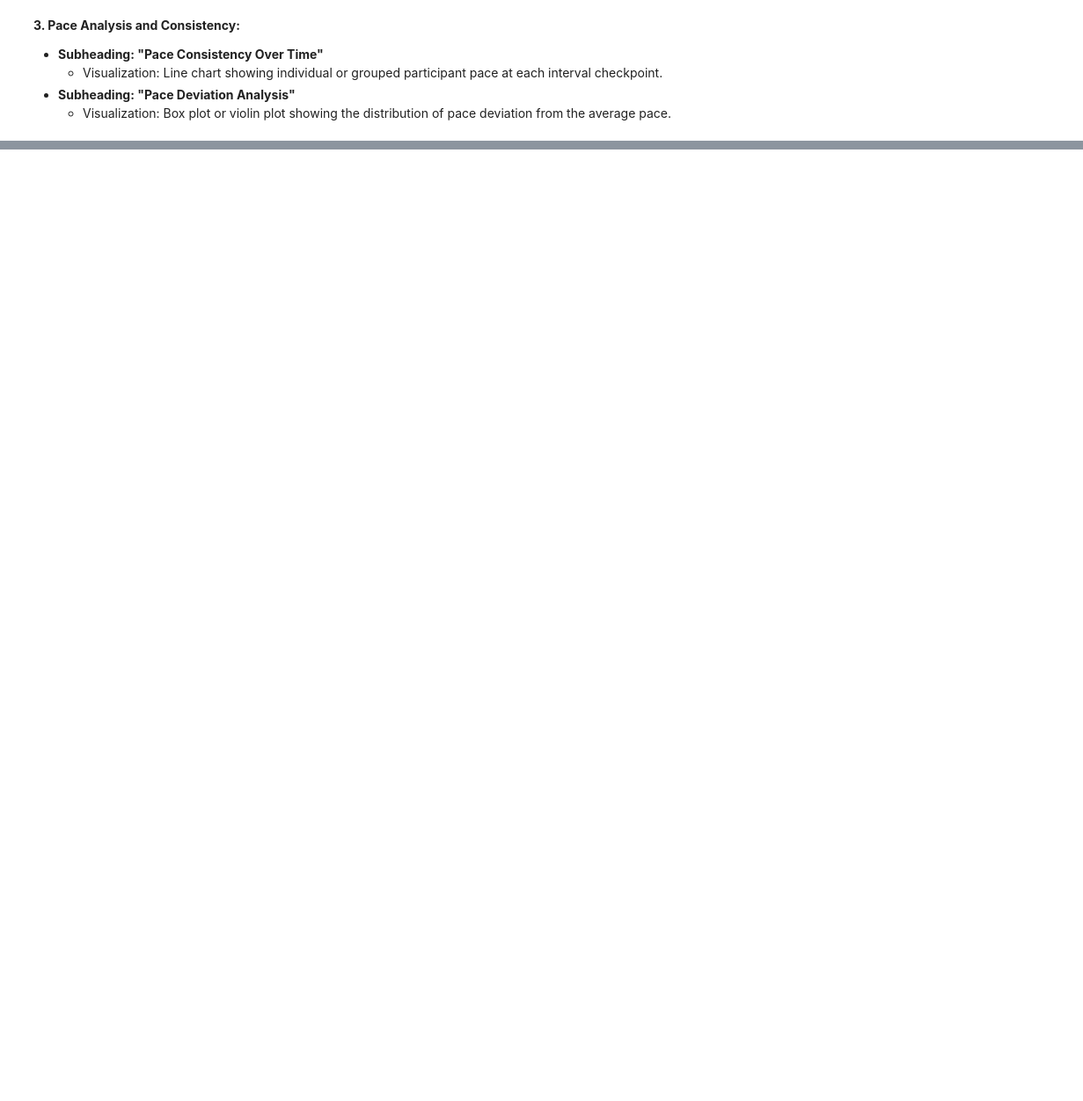
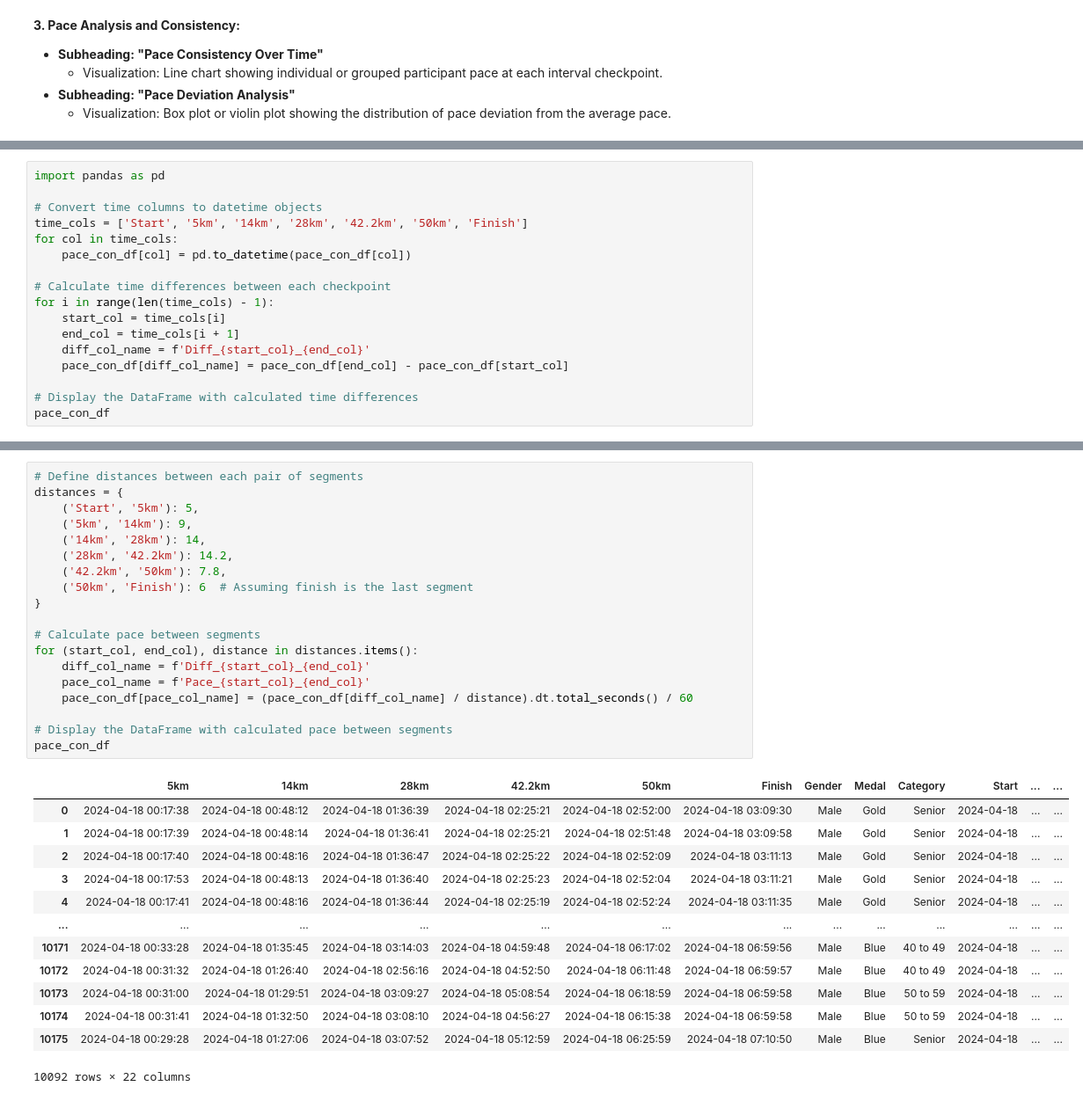
Before and after one commit to withouttheh/two-oceans, a Jupyter notebook: Two Oceans Analysis.ipynb, the cells around one changed output, grey strips where cells are left out. Shown at 88% size. Saved outputs shown, nothing was run; the diff lists cells and outputs as text; blank space fills up the shorter version.

```diff
--- a/Two Oceans Analysis.ipynb
+++ b/Two Oceans Analysis.ipynb
@@ -260,0 +283,17 @@ df[['5km', '14km', '28km', '42.2km', '50km', 'Time']]
+# %%
+import pandas as pd
+
+# Convert time columns to datetime objects
+time_cols = ['Start', '5km', '14km', '28km', '42.2km', '50km', 'Finish']
+for col in time_cols:
+    pace_con_df[col] = pd.to_datetime(pace_con_df[col])
+
+# Calculate time differences between each checkpoint
+for i in range(len(time_cols) - 1):
+    start_col = time_cols[i]
+    end_col = time_cols[i + 1]
+    diff_col_name = f'Diff_{start_col}_{end_col}'
+    pace_con_df[diff_col_name] = pace_con_df[end_col] - pace_con_df[start_col]
+
+# Display the DataFrame with calculated time differences
+pace_con_df
@@ -261 +314,34 @@ df[['5km', '14km', '28km', '42.2km', '50km', 'Time']]
+# %%
+# Define distances between each pair of segments
+distances = {
+    ('Start', '5km'): 5,
+    ('5km', '14km'): 9,
+    ('14km', '28km'): 14,
+    ('28km', '42.2km'): 14.2,
+    ('42.2km', '50km'): 7.8,
+    ('50km', 'Finish'): 6  # Assuming finish is the last segment
+}
+
+# Calculate pace between segments
+for (start_col, end_col), distance in distances.items():
+    diff_col_name = f'Diff_{start_col}_{end_col}'
+    pace_col_name = f'Pace_{start_col}_{end_col}'
+    pace_con_df[pace_col_name] = (pace_con_df[diff_col_name] / distance).dt.total_seconds() / 60
+
+# Display the DataFrame with calculated pace between segments
+pace_con_df
+# %% [output]
+|  | 5km | 14km | 28km | 42.2km | 50km | Finish | Gender | Medal | Category | Start | ... | ... |
+| 0 | 2024-04-18 00:17:38 | 2024-04-18 00:48:12 | 2024-04-18 01:36:39 | 2024-04-18 02:25:21 | 2024-04-18 02:52:00 | 2024-04-18 03:09:30 | Male | Gold | Senior | 2024-04-18 | ... | ... |
+| 1 | 2024-04-18 00:17:39 | 2024-04-18 00:48:14 | 2024-04-18 01:36:41 | 2024-04-18 02:25:21 | 2024-04-18 02:51:48 | 2024-04-18 03:09:58 | Male | Gold | Senior | 2024-04-18 | ... | ... |
+| 2 | 2024-04-18 00:17:40 | 2024-04-18 00:48:16 | 2024-04-18 01:36:47 | 2024-04-18 02:25:22 | 2024-04-18 02:52:09 | 2024-04-18 03:11:13 | Male | Gold | Senior | 2024-04-18 | ... | ... |
+| 3 | 2024-04-18 00:17:53 | 2024-04-18 00:48:13 | 2024-04-18 01:36:40 | 2024-04-18 02:25:23 | 2024-04-18 02:52:04 | 2024-04-18 03:11:21 | Male | Gold | Senior | 2024-04-18 | ... | ... |
+| 4 | 2024-04-18 00:17:41 | 2024-04-18 00:48:16 | 2024-04-18 01:36:44 | 2024-04-18 02:25:19 | 2024-04-18 02:52:24 | 2024-04-18 03:11:35 | Male | Gold | Senior | 2024-04-18 | ... | ... |
+| ... | ... | ... | ... | ... | ... | ... | ... | ... | ... | ... | ... | ... |
+| 10171 | 2024-04-18 00:33:28 | 2024-04-18 01:35:45 | 2024-04-18 03:14:03 | 2024-04-18 04:59:48 | 2024-04-18 06:17:02 | 2024-04-18 06:59:56 | Male | Blue | 40 to 49 | 2024-04-18 | ... | ... |
+| 10172 | 2024-04-18 00:31:32 | 2024-04-18 01:26:40 | 2024-04-18 02:56:16 | 2024-04-18 04:52:50 | 2024-04-18 06:11:48 | 2024-04-18 06:59:57 | Male | Blue | 40 to 49 | 2024-04-18 | ... | ... |
+| 10173 | 2024-04-18 00:31:00 | 2024-04-18 01:29:51 | 2024-04-18 03:09:27 | 2024-04-18 05:08:54 | 2024-04-18 06:18:59 | 2024-04-18 06:59:58 | Male | Blue | 50 to 59 | 2024-04-18 | ... | ... |
+| 10174 | 2024-04-18 00:31:41 | 2024-04-18 01:32:50 | 2024-04-18 03:08:10 | 2024-04-18 04:56:27 | 2024-04-18 06:15:38 | 2024-04-18 06:59:58 | Male | Blue | 50 to 59 | 2024-04-18 | ... | ... |
+| 10175 | 2024-04-18 00:29:28 | 2024-04-18 01:27:06 | 2024-04-18 03:07:52 | 2024-04-18 05:12:59 | 2024-04-18 06:25:59 | 2024-04-18 07:10:50 | Male | Blue | Senior | 2024-04-18 | ... | ... |
+10092 rows × 22 columns
 # %%
```
Also changed, not shown: parts of 16 cells of this notebook, 2 other files.
